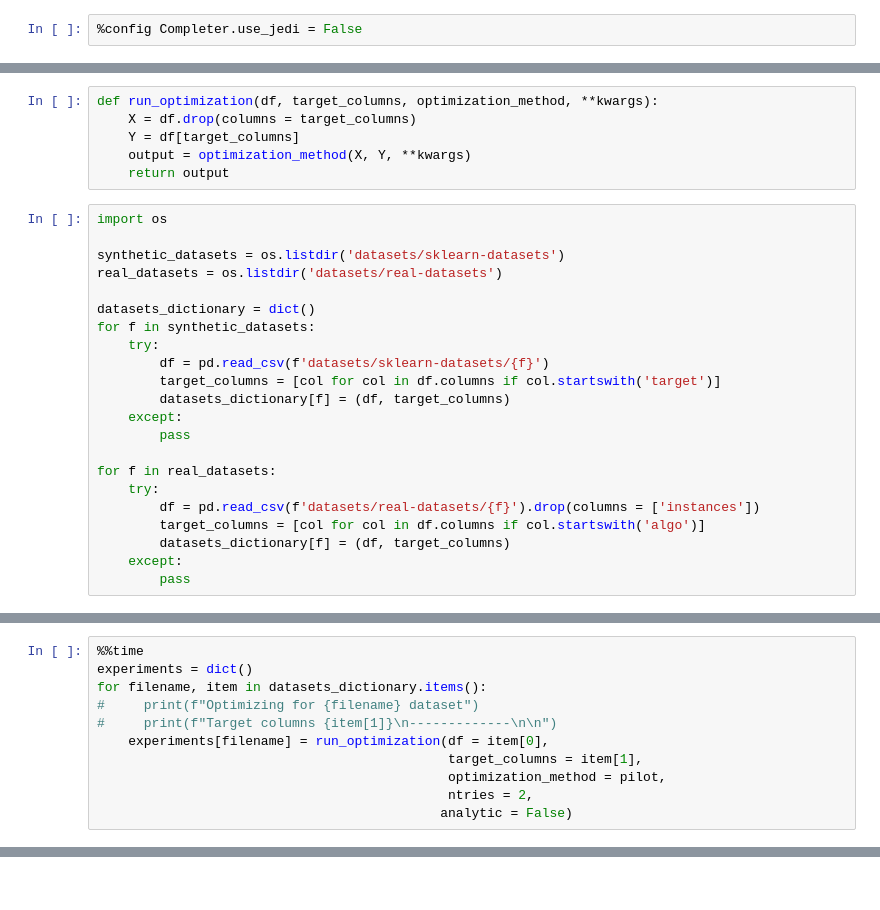
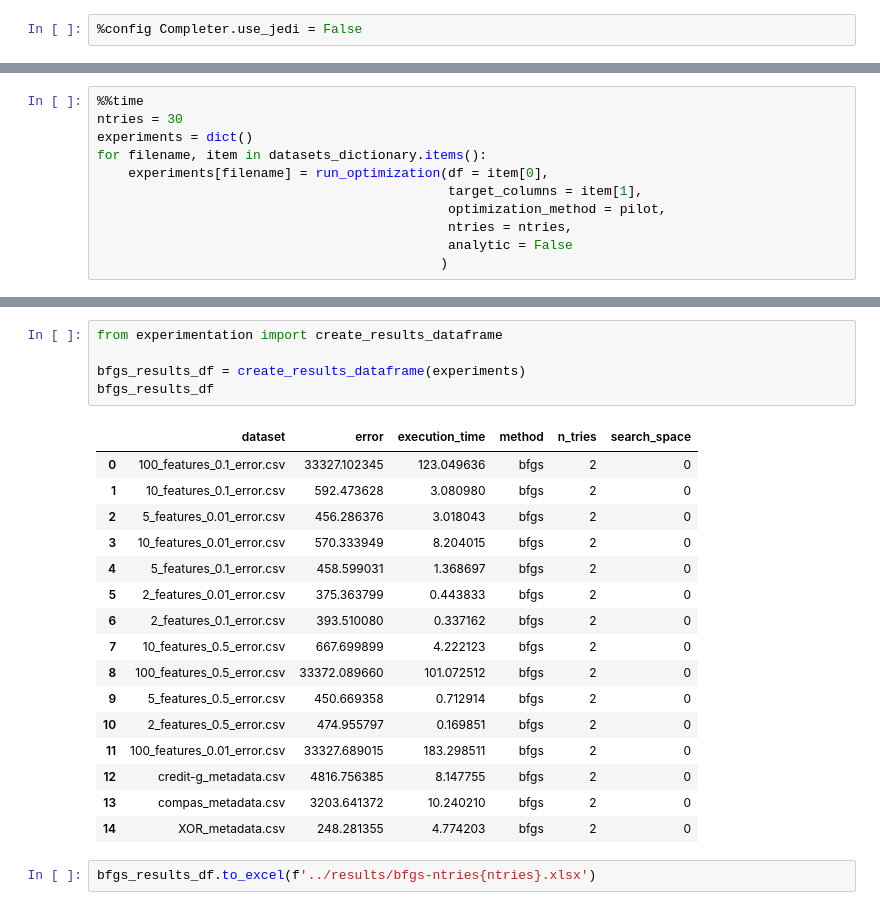
Before and after one commit to victorsanunes/artigo-ipo, a Jupyter notebook: methods/pilot.ipynb, the cells around one changed output, grey strips where cells are left out. Drawn from its saved outputs; the diff is of its cells as text.

Commit message:
Automation of bfgs experiment

```diff
--- a/methods/pilot.ipynb
+++ b/methods/pilot.ipynb
@@ -113,31 +141,3 @@ def adjust_rotation(Z: np.ndarray, Ybad: np.ndarray, theta: float = 135.0) -> Tu
                     (np.sin(theta), np.cos(theta))))
     Z_rot = np.dot(rot, Z.T)
     return Z_rot.T, rot
-# %%
-def run_optimization(df, target_columns, optimization_method, **kwargs):
-    X = df.drop(columns = target_columns)
-    Y = df[target_columns]
-    output = optimization_method(X, Y, **kwargs)
-    return output
-# %%
-import os
-
-synthetic_datasets = os.listdir('datasets/sklearn-datasets')
-real_datasets = os.listdir('datasets/real-datasets')
-
-datasets_dictionary = dict()
-for f in synthetic_datasets:
-    try:
-        df = pd.read_csv(f'datasets/sklearn-datasets/{f}')
-        target_columns = [col for col in df.columns if col.startswith('target')]
-        datasets_dictionary[f] = (df, target_columns)
-    except:
-        pass
-
-for f in real_datasets:
-    try:
-        df = pd.read_csv(f'datasets/real-datasets/{f}').drop(columns = ['instances'])
-        target_columns = [col for col in df.columns if col.startswith('algo')]
-        datasets_dictionary[f] = (df, target_columns)
-    except:
-        pass
@@ -144,12 +146,12 @@ for f in real_datasets:
 # %%
 %%time
+ntries = 30
 experiments = dict()
 for filename, item in datasets_dictionary.items():
-#     print(f"Optimizing for {filename} dataset")
-#     print(f"Target columns {item[1]}\n-------------\n\n")
     experiments[filename] = run_optimization(df = item[0],
                                              target_columns = item[1],
                                              optimization_method = pilot,
-                                             ntries = 2,
-                                            analytic = False)
+                                             ntries = ntries,
+                                             analytic = False
+                                            )
 # %% [output]
@@ -171,0 +189,24 @@ bfgs_results_df
+# %%
+from experimentation import create_results_dataframe
+
+bfgs_results_df = create_results_dataframe(experiments)
+bfgs_results_df
+# %% [output]
+|  | dataset | error | execution_time | method | n_tries | search_space |
+| 0 | 100_features_0.1_error.csv | 33327.102345 | 123.049636 | bfgs | 2 | 0 |
+| 1 | 10_features_0.1_error.csv | 592.473628 | 3.080980 | bfgs | 2 | 0 |
+| 2 | 5_features_0.01_error.csv | 456.286376 | 3.018043 | bfgs | 2 | 0 |
+| 3 | 10_features_0.01_error.csv | 570.333949 | 8.204015 | bfgs | 2 | 0 |
+| 4 | 5_features_0.1_error.csv | 458.599031 | 1.368697 | bfgs | 2 | 0 |
+| 5 | 2_features_0.01_error.csv | 375.363799 | 0.443833 | bfgs | 2 | 0 |
+| 6 | 2_features_0.1_error.csv | 393.510080 | 0.337162 | bfgs | 2 | 0 |
+| 7 | 10_features_0.5_error.csv | 667.699899 | 4.222123 | bfgs | 2 | 0 |
+| 8 | 100_features_0.5_error.csv | 33372.089660 | 101.072512 | bfgs | 2 | 0 |
+| 9 | 5_features_0.5_error.csv | 450.669358 | 0.712914 | bfgs | 2 | 0 |
+| 10 | 2_features_0.5_error.csv | 474.955797 | 0.169851 | bfgs | 2 | 0 |
+| 11 | 100_features_0.01_error.csv | 33327.689015 | 183.298511 | bfgs | 2 | 0 |
+| 12 | credit-g_metadata.csv | 4816.756385 | 8.147755 | bfgs | 2 | 0 |
+| 13 | compas_metadata.csv | 3203.641372 | 10.240210 | bfgs | 2 | 0 |
+| 14 | XOR_metadata.csv | 248.281355 | 4.774203 | bfgs | 2 | 0 |
+# %%
+bfgs_results_df.to_excel(f'../results/bfgs-ntries{ntries}.xlsx')
```
Also changed, not shown: parts of 8 cells of this notebook, 1 other file.
